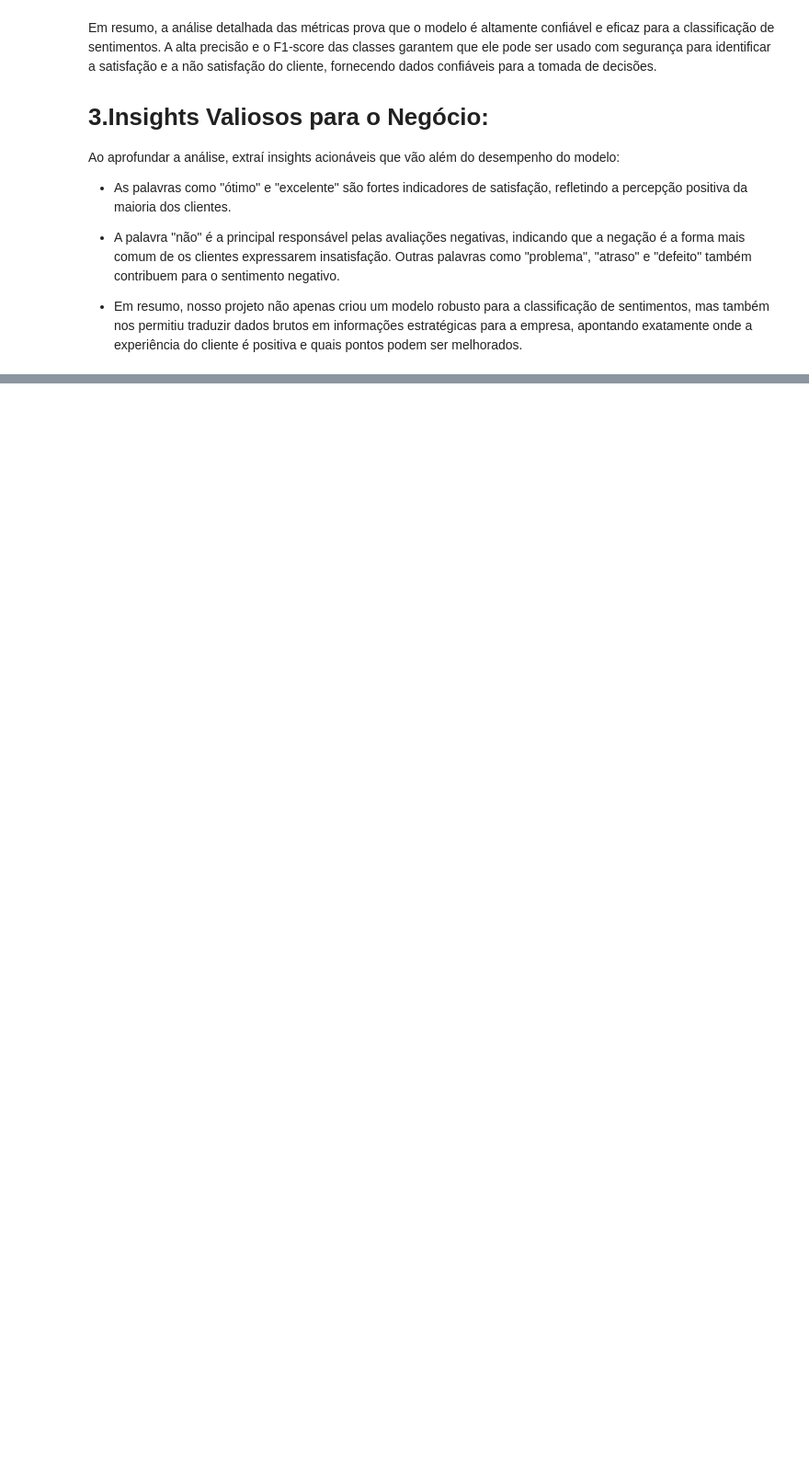
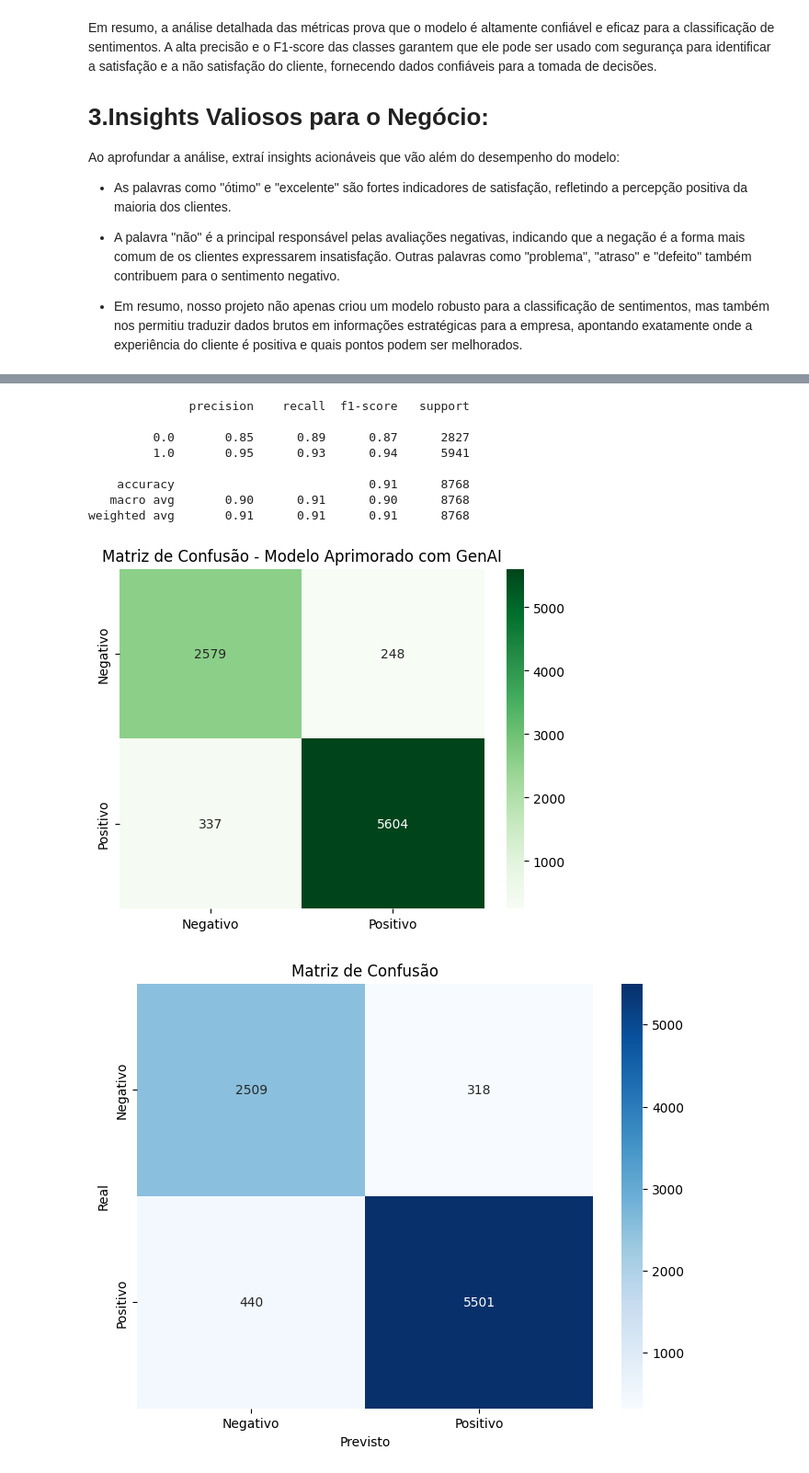
Before and after one commit to lucasgrezzi/desafio_IA, a Jupyter notebook: desafio_IA.ipynb, the cells around one changed output, grey strips where cells are left out. Shown: that part at 92% size. Drawn from its saved outputs; the diff is of its cells as text; code cells hidden in the pictures; blank space fills up the shorter version.

```diff
--- a/desafio_IA.ipynb
+++ b/desafio_IA.ipynb
@@ -473,0 +516,24 @@ Ao aprofundar a análise, extraí insights acionáveis que vão além do desempe
+# %%
+model_gen = genai.GenerativeModel('gemini-2.5-pro')
+response = model_gen.generate_content (prompt_geracao)
+# %%
+
+# Processando a resposta do LLM para transforma-la em um DataFRAME
+novas_classificacoes = []
+for line in response.text.strip().split('\n'):
+    try:
+        novas_classificacoes.append(ast.literal_eval(line))
+    except (ValueError, SyntaxError):
+        continue  # ignora linhas mal formatadas
+
+# Criando novo DataFrame
+df_novas_classificacoes = pd.DataFrame(novas_classificacoes)
+
+# Adicionando a coluna de rótulo (y) aos novos dados sintéticos
+df_novas_classificacoes['y'] = 1
+
+# Esta linha vai imprimir o DataFrame com as frases geradas e o rótulo 'y'
+print("\n--- Exemplos de Avaliações Positivas Geradas Pela IA ---")
+print(df_novas_classificacoes)
+
+print("\n--- Treinando nosso Modelo Aprimorado com Dados Sintéticos---")
@@ -473,0 +604,32 @@ Ao aprofundar a análise, extraí insights acionáveis que vão além do desempe
+# %%
+
+# Plotar o mapa de calor da Matriz de Confusão Sem IA
+
+
+sns.heatmap(confusion_matrix(y_teste_cm, y_pred_melhorado), annot=True, fmt='d', cmap='Greens',
+                                                                xticklabels=['Negativo', 'Positivo'],
+                                                                yticklabels=['Negativo', 'Positivo'])
+plt.title('Matriz de Confusão - Modelo Aprimorado com GenAI')
+
+
+# Plotar o mapa de calor da Matriz de Confusão Sem IA
+print(classification_report(y_teste_cm, y_previsao_cm, zero_division=0))
+plt.figure(figsize=(8, 6))
+sns.heatmap(cm, annot=True, fmt='d', cmap='Blues',
+            xticklabels=['Negativo', 'Positivo'],
+            yticklabels=['Negativo', 'Positivo'])
+plt.title('Matriz de Confusão')
+plt.ylabel('Real')
+plt.xlabel('Previsto')
+plt.show()
+# %% [output]
+              precision    recall  f1-score   support
+
+         0.0       0.85      0.89      0.87      2827
+         1.0       0.95      0.93      0.94      5941
+
+    accuracy                           0.91      8768
+   macro avg       0.90      0.91      0.90      8768
+weighted avg       0.91      0.91      0.91      8768
+[figure, added]
+[figure, added]
```
Also changed, not shown: parts of 8 cells of this notebook.
